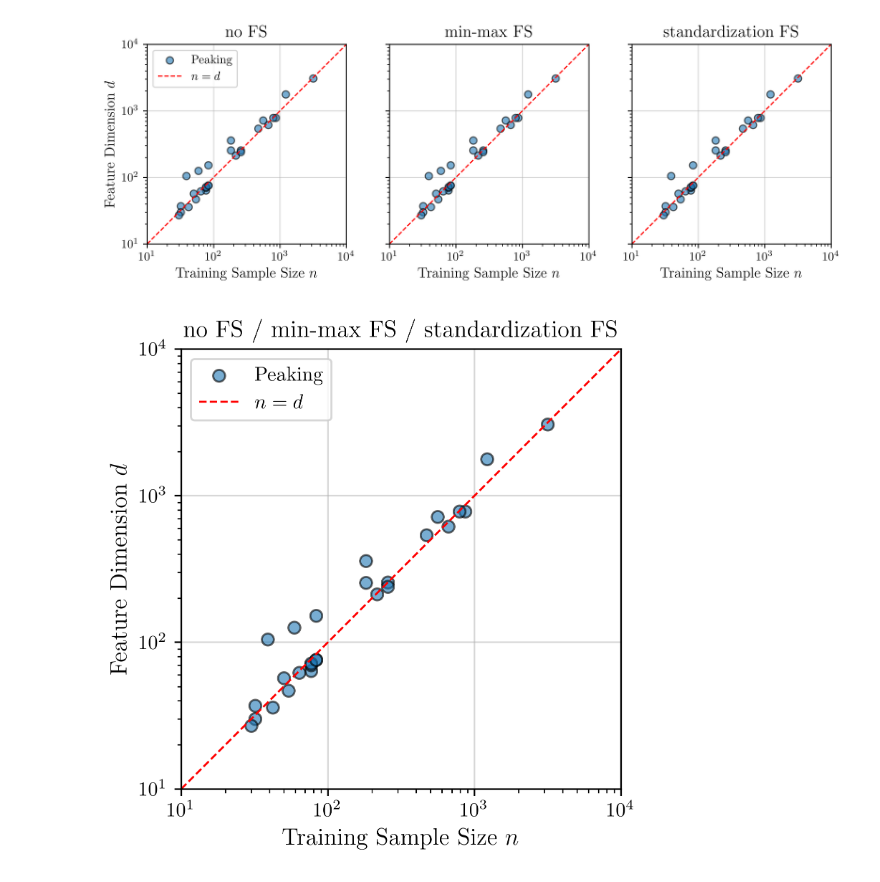
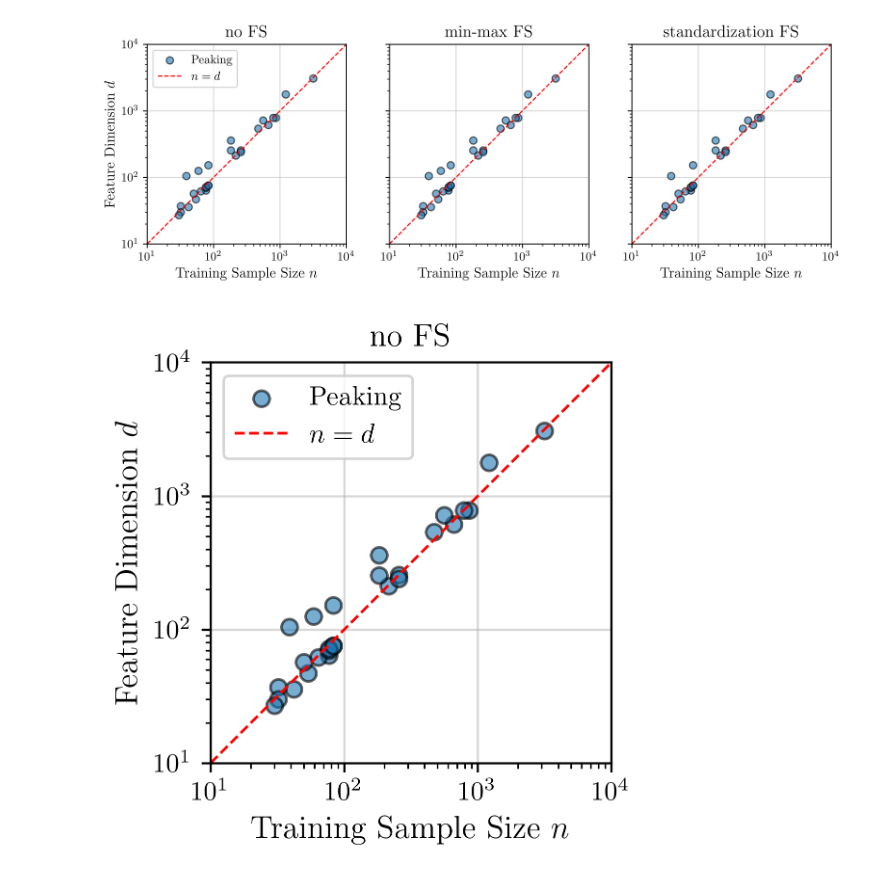
Before and after one commit to learning-curve-research/LCDB-1.1, a Jupyter notebook: analysis/shape - peaking.ipynb, the cells around one changed output. Drawn from its saved outputs; the diff is of its cells as text; code cells hidden in the pictures.

```diff
--- a/analysis/shape - peaking.ipynb
+++ b/analysis/shape - peaking.ipynb
@@ -473,38 +473,38 @@ plt.show()
 [figure]
 # %%
 LEARNER = 12
-fig, ax = plt.subplots(figsize=(4, 4), dpi=400)
+fig, ax = plt.subplots(figsize=(3, 3), dpi=400)
 matrix = conv_i_matrix_nofs
 n_values = []
 d_values = []
 
 for data_idx in range(conv_i_matrix_nofs.shape[1]):
     if np.isnan(matrix[LEARNER, data_idx]):
         continue
     peak_position = matrix[LEARNER, data_idx]
     ideal_peak = feature_num_CC18_remove_redundancy[data_idx]
     n_values.append(peak_position)
     d_values.append(ideal_peak)
 
 ax.scatter(n_values, d_values, alpha=0.6, edgecolors='k', label='Peaking')
 
 d_range = np.logspace(np.log10(10), np.log10(10000), 100)
 ax.plot(d_range, d_range, 'r--', linewidth=1, label='$n = d$')
 
 ax.set_xlabel('Training Sample Size $n$', fontsize=12)
 ax.set_ylabel('Feature Dimension $d$', fontsize=12)
 ax.set_xlim(10, 10000)
 ax.set_ylim(10, 10000)
 ax.set_xscale('log')
 ax.set_yscale('log')
 ax.set_aspect('equal', adjustable='box')
 ax.grid(True, alpha=0.5)
 ax.set_axisbelow(True)
 
-ax.set_title("no FS / min-max FS / standardization FS", fontsize=12)
+ax.set_title("no FS", fontsize=12)
 ax.legend(fontsize=10)
 
 plt.tight_layout()
 plt.show()
 # %% [output]
-[figure, old version]
+[figure, new version]
```
Also changed, not shown: parts of 2 cells of this notebook.
